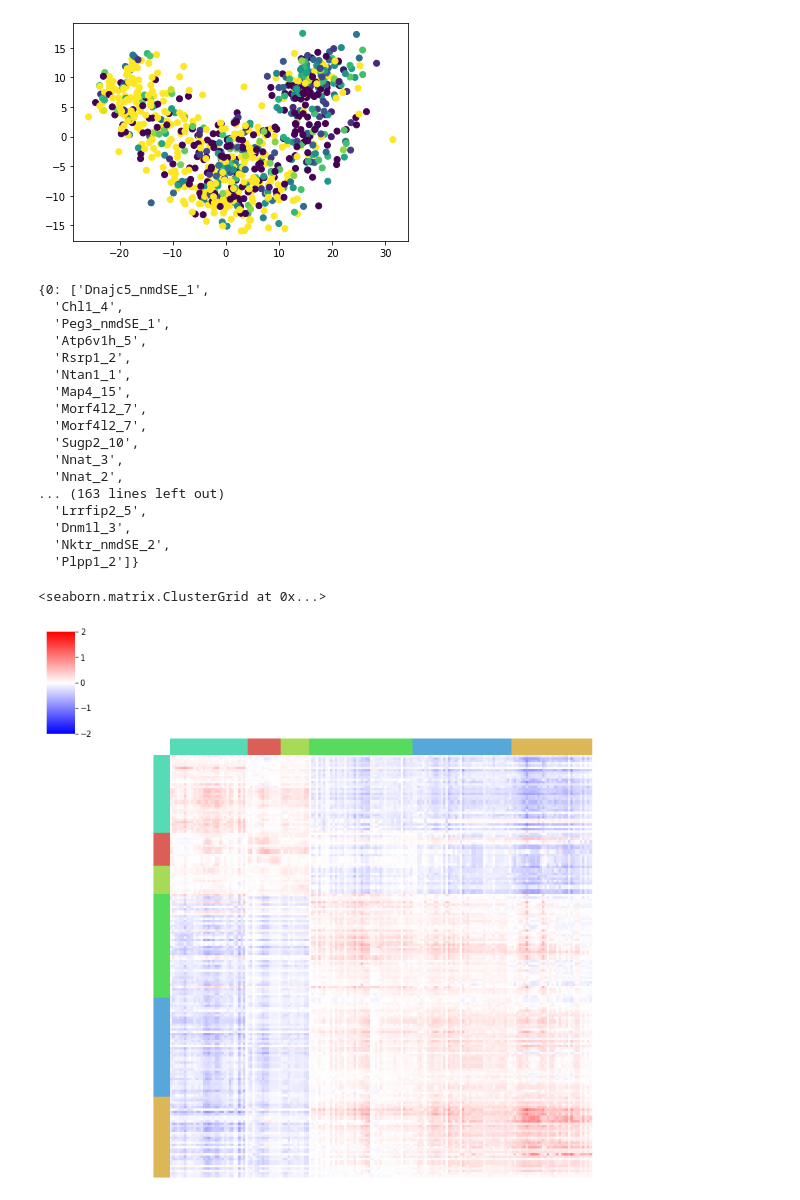
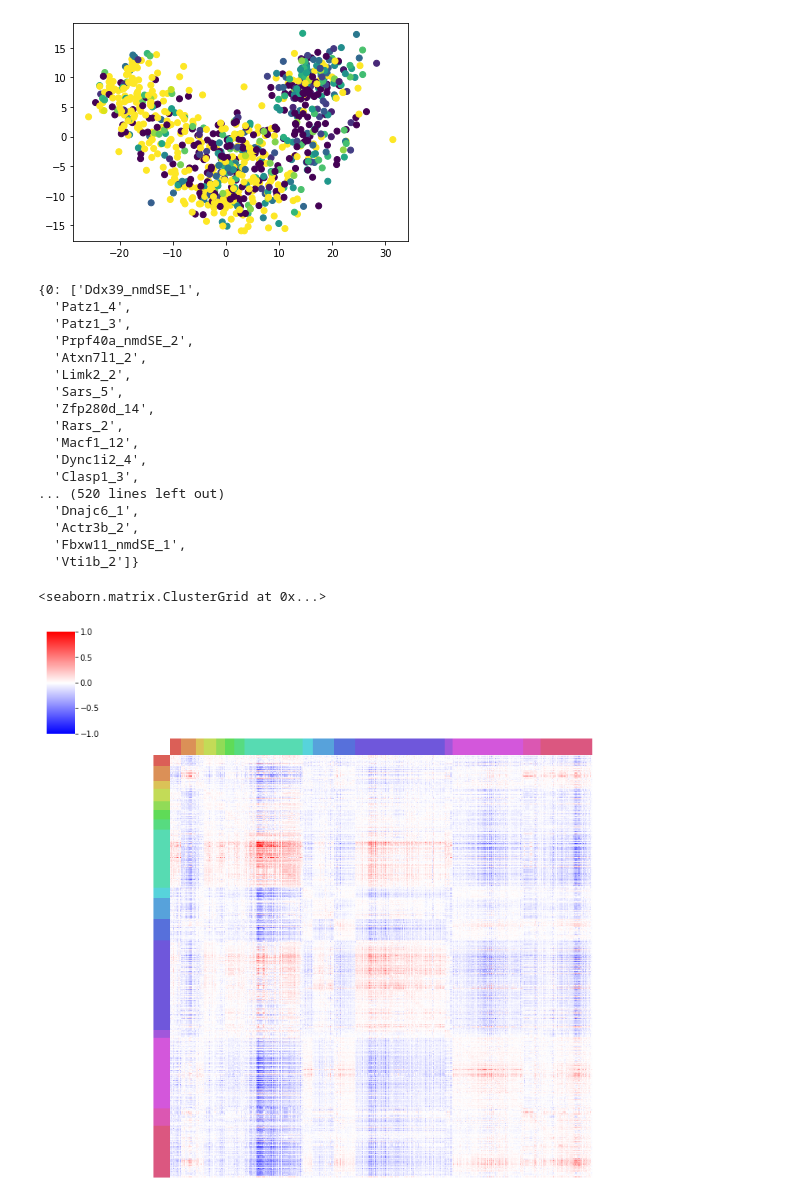
Before and after one commit to lareaulab/psix, a Jupyter notebook: data_analysis/rank_comparisons.ipynb, the cells around one changed output. Cells and saved outputs as stored; diff of their text form; code cells hidden in the pictures.

```diff
--- a/data_analysis/rank_comparisons.ipynb
+++ b/data_analysis/rank_comparisons.ipynb
@@ -210,3 +198,3 @@ def get_modules(cross_L_matrix, score_min = 0.0):
 # %%
-x = tiklova_psix.sort_values('L_score')[-200:].index
-modules_psix = get_modules(tiklova_cross_psix.loc[x, x])
+x = tiklova_psix.sort_values('L_score').index
+modules_psix = get_modules(tiklova_cross_psix)
@@ -253,39 +239,39 @@ for cluster in modules_psix.index:
 # %%
 clusters
 # %% [output]
-{0: ['Dnajc5_nmdSE_1',
-  'Chl1_4',
-  'Peg3_nmdSE_1',
-  'Atp6v1h_5',
-  'Rsrp1_2',
-  'Ntan1_1',
-  'Map4_15',
-  'Morf4l2_7',
-  'Morf4l2_7',
-  'Sugp2_10',
-  'Nnat_3',
-  'Nnat_2',
-... (163 lines left out)
-  'Lrrfip2_5',
-  'Dnm1l_3',
-  'Nktr_nmdSE_2',
-  'Plpp1_2']}
+{0: ['Ddx39_nmdSE_1',
+  'Patz1_4',
+  'Patz1_3',
+  'Prpf40a_nmdSE_2',
+  'Atxn7l1_2',
+  'Limk2_2',
+  'Sars_5',
+  'Zfp280d_14',
+  'Rars_2',
+  'Macf1_12',
+  'Dync1i2_4',
+  'Clasp1_3',
+... (520 lines left out)
+  'Dnajc6_1',
+  'Actr3b_2',
+  'Fbxw11_nmdSE_1',
+  'Vti1b_2']}
 # %%
 exons_list = []
-# for i in range(len(clusters.keys())):
-for i in [4, 0, 2, 3, 5, 1]:
+for i in range(len(clusters.keys())):
+# for i in [4, 0, 2, 3, 5, 1]:
     exons_list.extend(clusters[i])
 
-colores = sns.color_palette("hls", 9)
+colores = sns.color_palette("hls", 16)
 exons_list = []
 color_list = []
-for i in [4, 0, 2, 3, 5, 1]:
+for i in clusters.keys():
     exons_list.extend(clusters[i])
     color_list.extend([colores[i]]*len(clusters[i]))
 
 sns.clustermap(tiklova_cross_psix.loc[exons_list, exons_list], col_cluster=False, row_cluster=False,
-               col_colors=color_list, row_colors = color_list, cmap='bwr', vmin=-2, vmax=2,
+               col_colors=color_list, row_colors = color_list, cmap='bwr', vmin=-1, vmax=1,
               yticklabels=0, xticklabels=0)
 # %% [output]
 <seaborn.matrix.ClusterGrid at 0x...>
-[figure, old version]
+[figure, new version]
```
Also changed, not shown: parts of 14 cells of this notebook, 5 other files.
